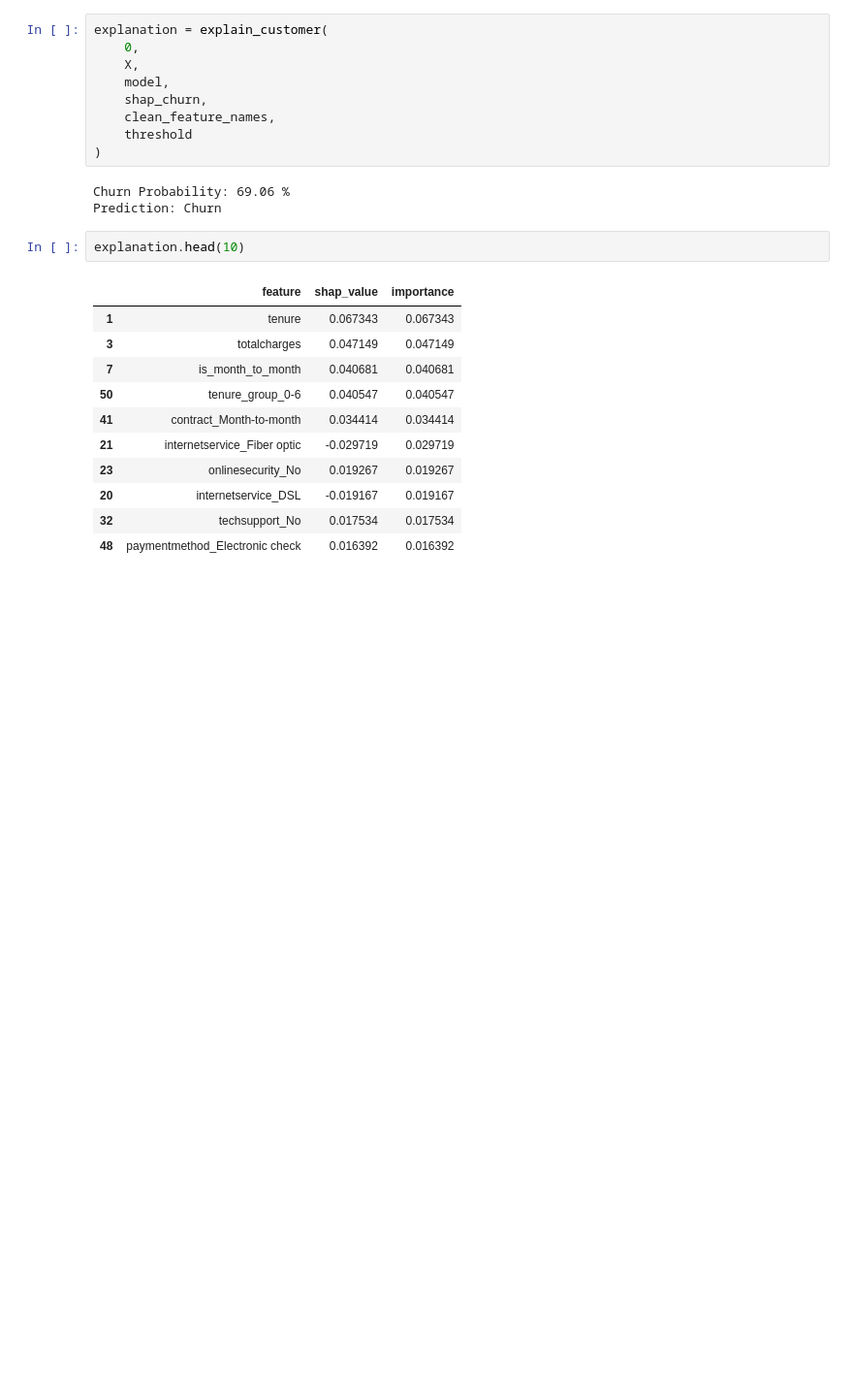
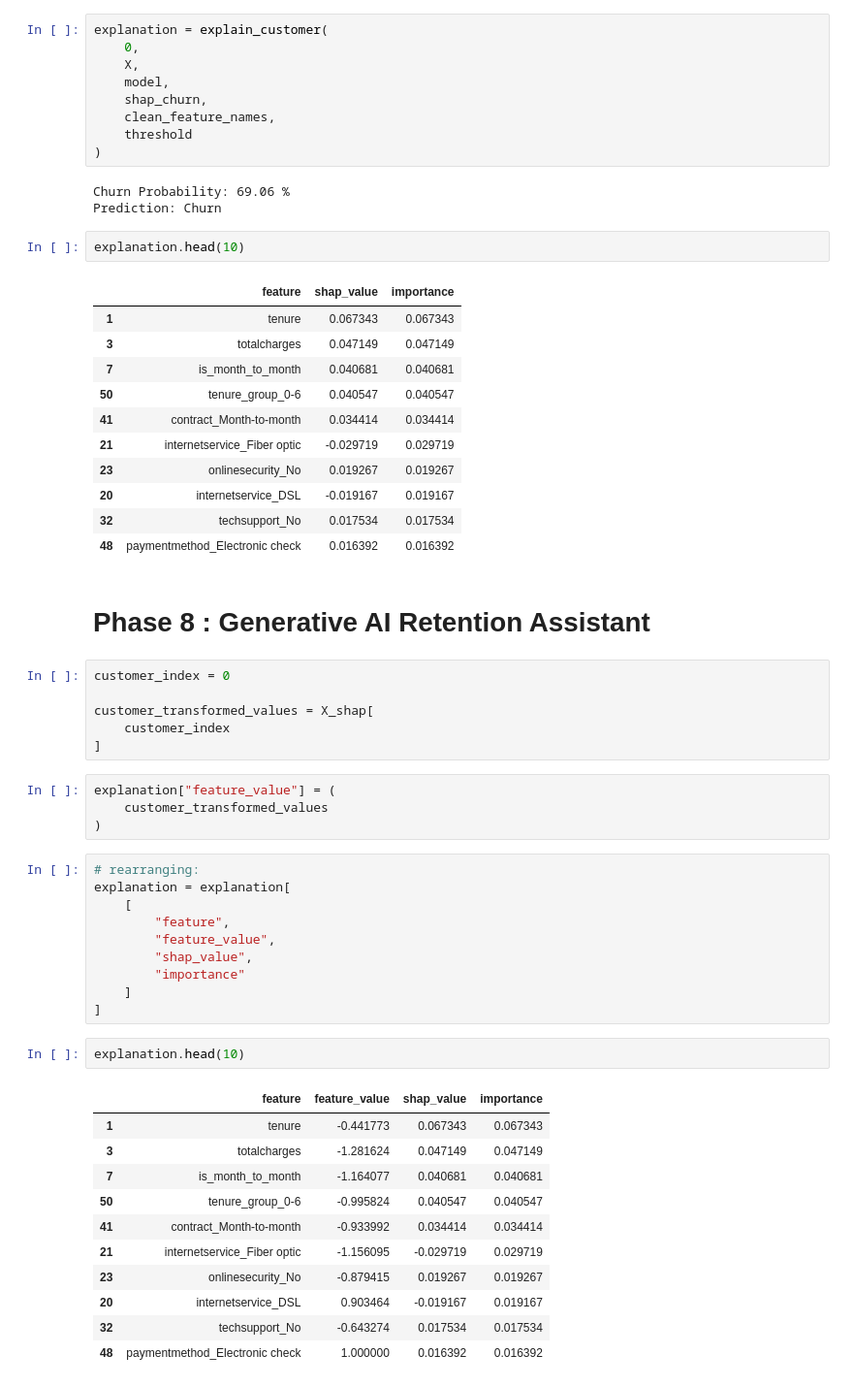
Before and after one commit to Akshit-Singh-00/customer-churn-ai, a Jupyter notebook: notebooks/05_shap_explainability.ipynb, the cells around one changed output. Shown at 97% size. Drawn from its saved outputs; the diff is of its cells as text; blank space fills up the shorter version.

Commit message:
Phase 8 : Generative Ai retention Assistance

```diff
--- a/notebooks/05_shap_explainability.ipynb
+++ b/notebooks/05_shap_explainability.ipynb
@@ -614,3 +614,39 @@ explanation.head(10)
 | 20 | internetservice_DSL | -0.019167 | 0.019167 |
 | 32 | techsupport_No | 0.017534 | 0.017534 |
 | 48 | paymentmethod_Electronic check | 0.016392 | 0.016392 |
+# %% [markdown]
+# Phase 8 : Generative AI Retention Assistant
+# %%
+customer_index = 0
+
+customer_transformed_values = X_shap[
+    customer_index
+]
+# %%
+explanation["feature_value"] = (
+    customer_transformed_values
+)
+# %%
+# rearranging:
+explanation = explanation[
+    [
+        "feature",
+        "feature_value",
+        "shap_value",
+        "importance"
+    ]
+]
+# %%
+explanation.head(10)
+# %% [output]
+|  | feature | feature_value | shap_value | importance |
+| 1 | tenure | -0.441773 | 0.067343 | 0.067343 |
+| 3 | totalcharges | -1.281624 | 0.047149 | 0.047149 |
+| 7 | is_month_to_month | -1.164077 | 0.040681 | 0.040681 |
+| 50 | tenure_group_0-6 | -0.995824 | 0.040547 | 0.040547 |
+| 41 | contract_Month-to-month | -0.933992 | 0.034414 | 0.034414 |
+| 21 | internetservice_Fiber optic | -1.156095 | -0.029719 | 0.029719 |
+| 23 | onlinesecurity_No | -0.879415 | 0.019267 | 0.019267 |
+| 20 | internetservice_DSL | 0.903464 | -0.019167 | 0.019167 |
+| 32 | techsupport_No | -0.643274 | 0.017534 | 0.017534 |
+| 48 | paymentmethod_Electronic check | 1.000000 | 0.016392 | 0.016392 |
```
Also changed, not shown: parts of 50 cells of this notebook, 1 other file.
